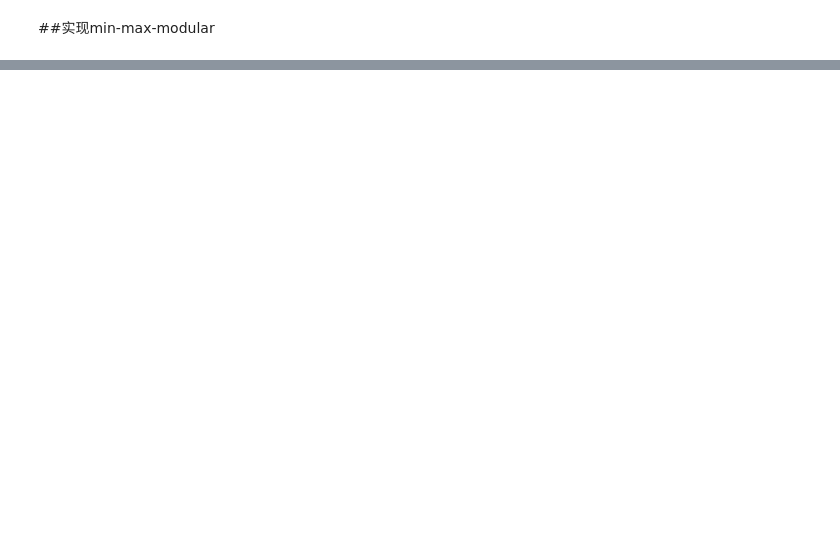
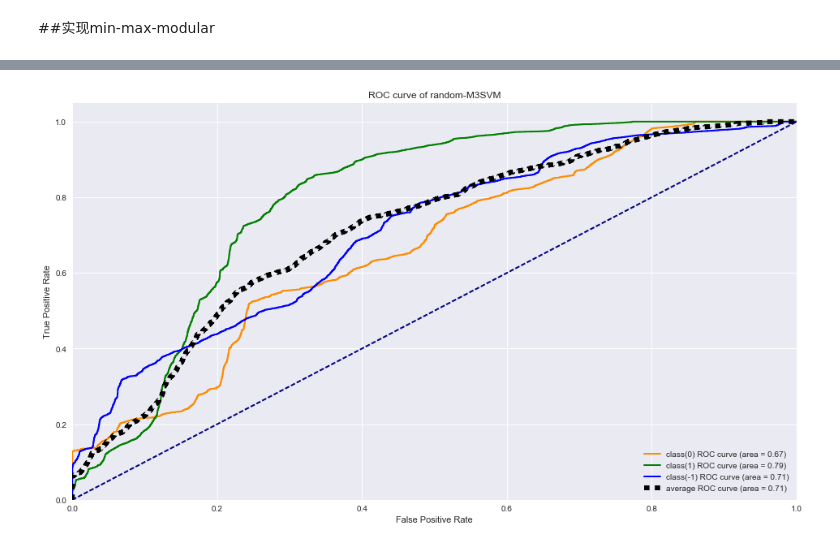
Before and after one commit to WangXuhongCN/Neural-Network-Theory-and-Applications-Homework-SJTU2018, a Jupyter notebook: Homework Assignment 2/homework2 problem2 random.ipynb, the cells around one changed output, grey strips where cells are left out. Cells and saved outputs as stored; diff of their text form; code cells hidden in the pictures; blank space fills up the shorter version.

```diff
--- a/Homework Assignment 2/homework2 problem2 random.ipynb
+++ b/Homework Assignment 2/homework2 problem2 random.ipynb
@@ -130,0 +110,9 @@ svc_negative1_24.fit(train_data[train_index_negative1_24], train_label_negative1
+# %%
+svc_1_0.fit(train_data[index_1[0,:]], train_label_1[index_1[0,:]])
+svc_1_1.fit(train_data[index_1[1,:]], train_label_1[index_1[1,:]])
+svc_1_2.fit(train_data[index_1[2,:]], train_label_1[index_1[2,:]])
+svc_1_3.fit(train_data[index_1[3,:]], train_label_1[index_1[3,:]])
+svc_1_4.fit(train_data[index_1[4,:]], train_label_1[index_1[4,:]])
+svc_1_5.fit(train_data[index_1[5,:]], train_label_1[index_1[5,:]])
+svc_1_6.fit(train_data[index_1[6,:]], train_label_1[index_1[6,:]])
+svc_1_7.fit(train_data[index_1[7,:]], train_label_1[index_1[7,:]])
@@ -130,0 +125,9 @@ svc_negative1_24.fit(train_data[train_index_negative1_24], train_label_negative1
+# %%
+svc_negative1_0.fit(train_data[index_negative1[0,:]], train_label_negative1[index_negative1[0,:]])
+svc_negative1_1.fit(train_data[index_negative1[1,:]], train_label_negative1[index_negative1[1,:]])
+svc_negative1_2.fit(train_data[index_negative1[2,:]], train_label_negative1[index_negative1[2,:]])
+svc_negative1_3.fit(train_data[index_negative1[3,:]], train_label_negative1[index_negative1[3,:]])
+svc_negative1_4.fit(train_data[index_negative1[4,:]], train_label_negative1[index_negative1[4,:]])
+svc_negative1_5.fit(train_data[index_negative1[5,:]], train_label_negative1[index_negative1[5,:]])
+svc_negative1_6.fit(train_data[index_negative1[6,:]], train_label_negative1[index_negative1[6,:]])
+svc_negative1_7.fit(train_data[index_negative1[7,:]], train_label_negative1[index_negative1[7,:]])
@@ -160,10 +169,10 @@ test_pred_negative1_24 = svc_negative1_24.predict_proba(test_data)[:,0]
 # %%
-test_pred_0_1x=np.vstack([test_pred_0_11,test_pred_0_12,test_pred_0_13,test_pred_0_14]) #test_pred_0_1x.shape=(4, 13588)
-test_pred_0_2x=np.vstack([test_pred_0_21,test_pred_0_22,test_pred_0_23,test_pred_0_24])
-test_pred_1_1x=np.vstack([test_pred_1_11,test_pred_1_12,test_pred_1_13,test_pred_1_14])
-test_pred_1_2x=np.vstack([test_pred_1_21,test_pred_1_22,test_pred_1_23,test_pred_1_24])
-test_pred_negative1_1x=np.vstack([test_pred_negative1_11,test_pred_negative1_12,test_pred_negative1_13,test_pred_negative1_14])
-test_pred_negative1_2x=np.vstack([test_pred_negative1_21,test_pred_negative1_22,test_pred_negative1_23,test_pred_negative1_24])
+test_pred_0_1x=np.vstack([test_pred_0_0,test_pred_0_1,test_pred_0_2,test_pred_0_3]) #test_pred_0_1x.shape=(4, 13588)
+test_pred_0_2x=np.vstack([test_pred_0_4,test_pred_0_5,test_pred_0_6,test_pred_0_7])
+test_pred_1_1x=np.vstack([test_pred_1_0,test_pred_1_1,test_pred_1_2,test_pred_1_3])
+test_pred_1_2x=np.vstack([test_pred_1_4,test_pred_1_5,test_pred_1_6,test_pred_1_7])
+test_pred_negative1_1x=np.vstack([test_pred_negative1_0,test_pred_negative1_1,test_pred_negative1_2,test_pred_negative1_3])
+test_pred_negative1_2x=np.vstack([test_pred_negative1_4,test_pred_negative1_5,test_pred_negative1_6,test_pred_negative1_7])
 # %%
 test_pred_0=[]
 test_pred_1=[]
@@ -213,5 +222,5 @@ fpr_1, tpr_1, thresholds_1 = roc_curve(test_label_1, test_pred_1,pos_label=0)#
 roc_auc_1 = auc(fpr_1, tpr_1)
 fpr_negative1, tpr_negative1, thresholds_negative1 = roc_curve(test_label_negative1, test_pred_negative1,pos_label=0)#
 roc_auc_negative1 = auc(fpr_negative1, tpr_negative1)
-fpr_m, tpr_m, thresholds_m = roc_curve(test_label_roc, test_pred_roc,pos_label=0)
-roc_auc_m = auc(fpr_m, tpr_m)
+fpr_m_ran, tpr_m_ran, thresholds_m_ran = roc_curve(test_label_roc, test_pred_roc,pos_label=0)
+roc_auc_m = auc(fpr_m_ran, tpr_m_ran)
@@ -218,22 +233,24 @@ roc_auc_m = auc(fpr_m, tpr_m)
 # %%
 plt.figure()
 lw = 2
 plt.plot(fpr_0, tpr_0, color='darkorange',
          lw=lw, label='class(0) ROC curve (area = %0.2f)' % roc_auc_0)
 plt.plot(fpr_1, tpr_1, color='green',
          lw=lw, label='class(1) ROC curve (area = %0.2f)' % roc_auc_1)
 plt.plot(fpr_negative1, tpr_negative1, color='blue',
          lw=lw, label='class(-1) ROC curve (area = %0.2f)' % roc_auc_negative1)
-plt.plot(fpr_m, tpr_m, color='black',linestyle=':',
+plt.plot(fpr_m_ran, tpr_m_ran, color='black',linestyle=':',
          lw=6, label='average ROC curve (area = %0.2f)' % roc_auc_m)
 plt.plot([0, 1], [0, 1], color='navy', lw=lw, linestyle='--')
 plt.xlim([0.0, 1.0])
 plt.ylim([0.0, 1.05])
 plt.xlabel('False Positive Rate')
 plt.ylabel('True Positive Rate')
 plt.title('ROC curve of random-M3SVM')
 plt.legend(loc="lower right")
-plt.savefig('roc priori-m3svm.png')
-plt.show()
+plt.savefig('roc random-m3svm.png')
+sb.plt.show()
+# %% [output]
+[figure, added]
 # %%
 print(accuracy_score(test_label, test_pred))
```
Also changed, not shown: parts of 18 cells of this notebook, 7 other files.
